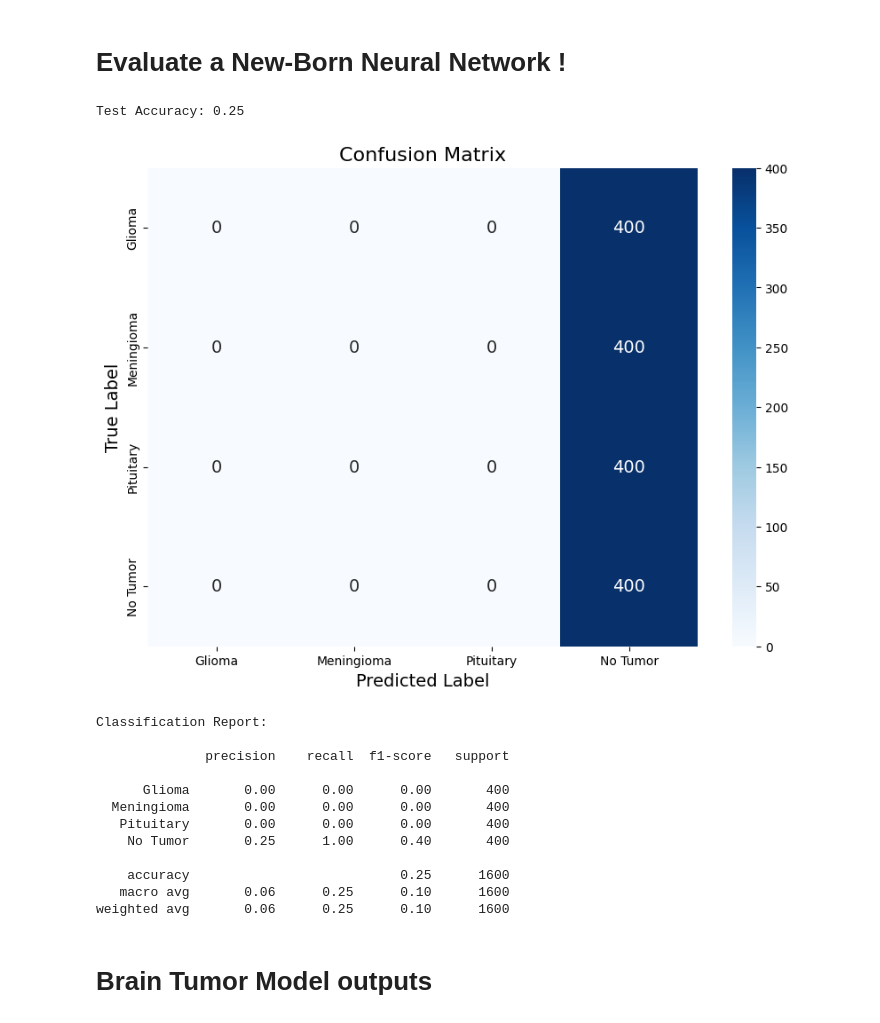
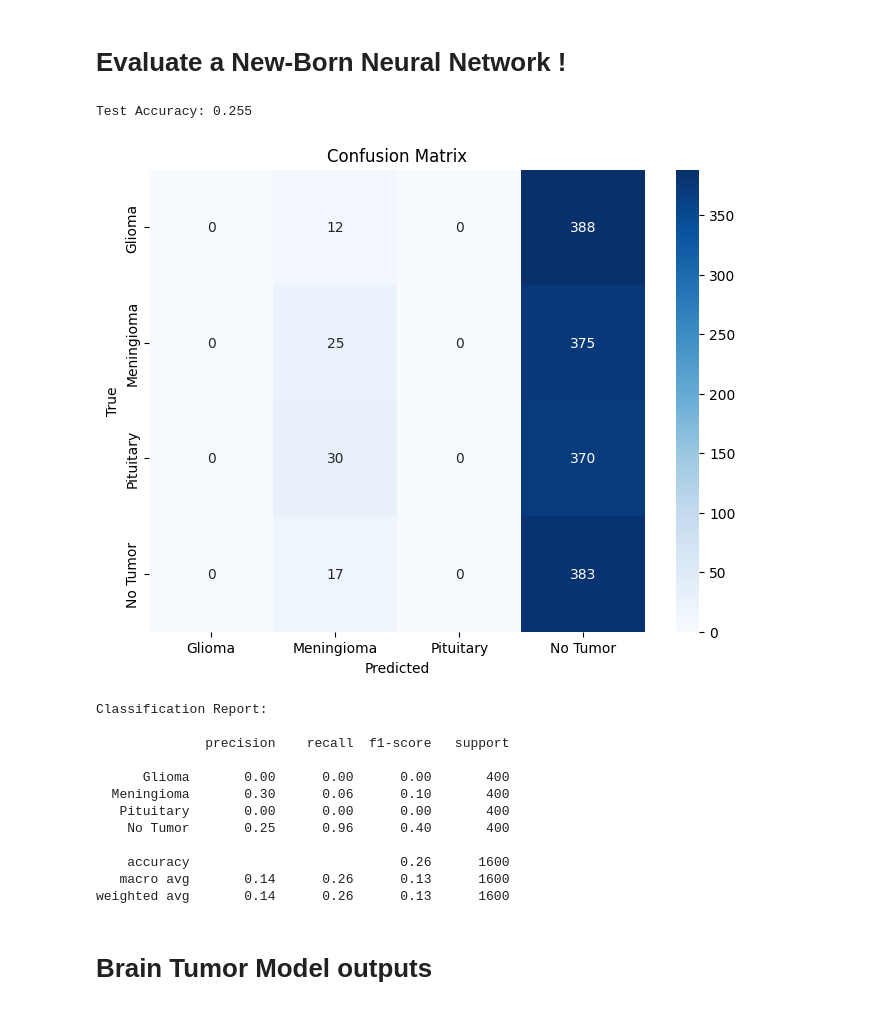
Before and after one commit to ARTiwary/MRI-brain-tumour-detection-with-gesture-control-, a Jupyter notebook: MRI-brain-tumour-detection-with-gesture-control-/MRI/Class-MRI-Brain-Tumor-Detector-checkpoint.ipynb, the cells around one changed output. Cells and saved outputs as stored; diff of their text form; code cells hidden in the pictures.

Commit message:
updated the model

```diff
--- a/MRI-brain-tumour-detection-with-gesture-control-/MRI/Class-MRI-Brain-Tumor-Detector-checkpoint.ipynb
+++ b/MRI-brain-tumour-detection-with-gesture-control-/MRI/Class-MRI-Brain-Tumor-Detector-checkpoint.ipynb
@@ -362,11 +521,18 @@ As mentioned before, **np.ndarray** objects do not have this extra "Computationa
 # %% [markdown]
 # Evaluate a New-Born Neural Network !
 # %%
+import torch
+import numpy as np
+import seaborn as sns
+import matplotlib.pyplot as plt
+from sklearn.metrics import confusion_matrix, classification_report, accuracy_score
+from torch.utils.data import DataLoader
+
 test_loader = DataLoader(test_dataset, batch_size=32, shuffle=False)
 
-# Ensure model is on device
-device = torch.device('cuda:0' if torch.cuda.is_available() else 'cpu')
-model = CNN().to(device)
+device = torch.device('cuda' if torch.cuda.is_available() else 'cpu')
+
+model = model.to(device)
 model.eval()
 
 outputs = []
@@ -378,57 +544,55 @@ with torch.no_grad():
         labels = batch['label'].to(device)
 
         y_hat = model(images)
+
         outputs.append(y_hat.cpu().numpy())
         y_true.append(labels.cpu().numpy())
 
-# Convert to arrays
 outputs = np.concatenate(outputs, axis=0)
 y_true = np.concatenate(y_true, axis=0)
 
-# Multi-class prediction
 y_pred = np.argmax(outputs, axis=1)
 
-# Accuracy
 acc = accuracy_score(y_true, y_pred)
 print("Test Accuracy:", acc)
 # %% [output]
-Test Accuracy: 0.25
+Test Accuracy: 0.255
 # %%
-import seaborn as sns
-import matplotlib.pyplot as plt
-from sklearn.metrics import confusion_matrix, classification_report
-import numpy as np
-
 class_names = ["Glioma", "Meningioma", "Pituitary", "No Tumor"]
 
-# Compute confusion matrix
 cm = confusion_matrix(y_true, y_pred)
 
-# Plot heatmap
-plt.figure(figsize=(10,7))
-sns.heatmap(cm, annot=True, fmt='d', cmap='Blues', xticklabels=class_names, yticklabels=class_names, annot_kws={"size":14})
-plt.xlabel("Predicted Label", fontsize=14)
-plt.ylabel("True Label", fontsize=14)
-plt.title("Confusion Matrix", fontsize=16)
+plt.figure(figsize=(8,6))
+sns.heatmap(
+    cm,
+    annot=True,
+    fmt='d',
+    cmap='Blues',
+    xticklabels=class_names,
+    yticklabels=class_names
+)
+
+plt.xlabel("Predicted")
+plt.ylabel("True")
+plt.title("Confusion Matrix")
 plt.show()
 
-# Classification repor
 print("\nClassification Report:\n")
 print(classification_report(y_true, y_pred, target_names=class_names))
 # %% [output]
-[figure, old version]
+[figure, new version]
 Classification Report:
 
               precision    recall  f1-score   support
 
       Glioma       0.00      0.00      0.00       400
-  Meningioma       0.00      0.00      0.00       400
+  Meningioma       0.30      0.06      0.10       400
    Pituitary       0.00      0.00      0.00       400
-    No Tumor       0.25      1.00      0.40       400
+    No Tumor       0.25      0.96      0.40       400
 
-    accuracy                           0.25      1600
-   macro avg       0.06      0.25      0.10      1600
-weighted avg       0.06      0.25      0.10      1600
+    accuracy                           0.26      1600
+   macro avg       0.14      0.26      0.13      1600
+weighted avg       0.14      0.26      0.13      1600
 # %% [markdown]
 # Brain Tumor Model outputs
 # %%
```
Also changed, not shown: parts of 26 cells of this notebook, 3 other files.
